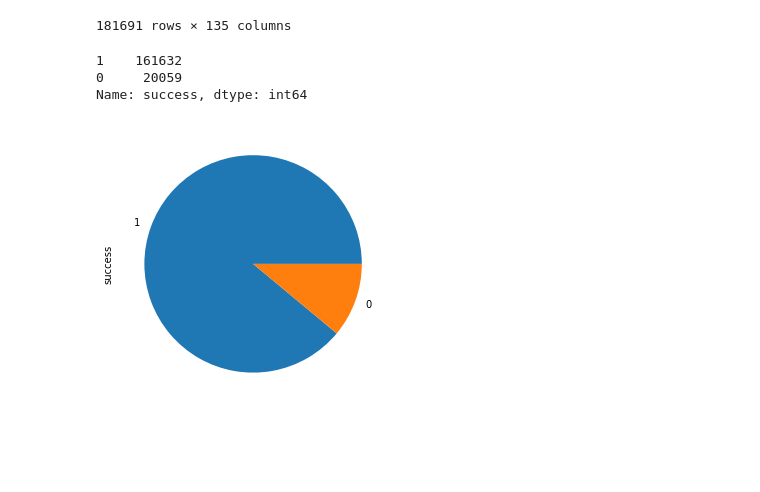
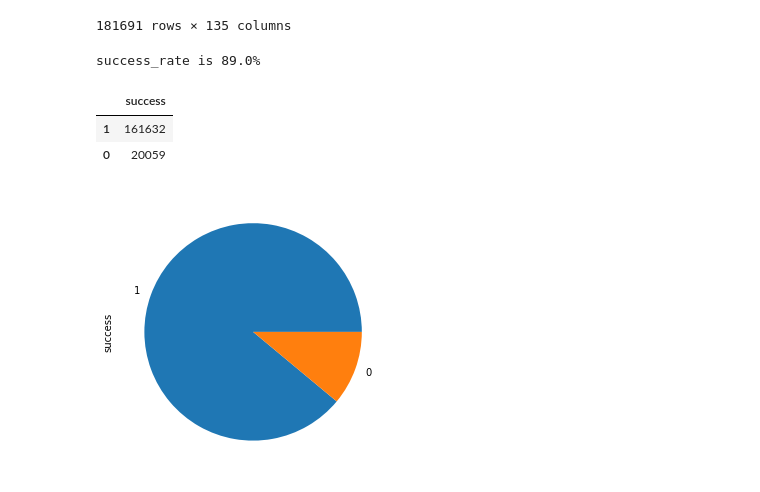
Before and after one commit to surajpandey11/Team-5--Capstone, a Jupyter notebook: Suraj_Pandey_Team_5_Capstone_Project.ipynb, the cells around one changed output. Saved outputs shown, nothing was run; the diff lists cells and outputs as text; code cells hidden in the pictures; blank space fills up the shorter version.

```diff
--- a/Suraj_Pandey_Team_5_Capstone_Project.ipynb
+++ b/Suraj_Pandey_Team_5_Capstone_Project.ipynb
@@ -156,13 +167,21 @@ no_na_df
 | 181689 | 201712310031 | 2017 | 12 | 31 | NaN | 0 | NaN | 92 | India | 6 | ... |
 | 181690 | 201712310032 | 2017 | 12 | 31 | NaN | 0 | NaN | 160 | Philippines | 5 | ... |
 181691 rows × 135 columns
-# %%
-success_df=no_na_df['success'].value_counts()
-success_df
-# %% [output]
-1    161632
-0     20059
-Name: success, dtype: int64
+# %%
+success_df=terror_df['success'].value_counts()
+t=success_df.to_frame()
+t
+
+success_rate =(t.iloc[0,0])*100/((t.iloc[0,0])+(t.iloc[1,0]))
+print(f'success_rate is {round(success_rate)}%')
+# %% [output]
+success_rate is 89.0%
+# %%
+t
+# %% [output]
+|  | success |
+| 1 | 161632 |
+| 0 | 20059 |
 # %%
 plot = success_df.plot.pie(y='success', figsize=(5, 5))
 # %% [output]
```
Also changed, not shown: parts of 26 cells of this notebook.
